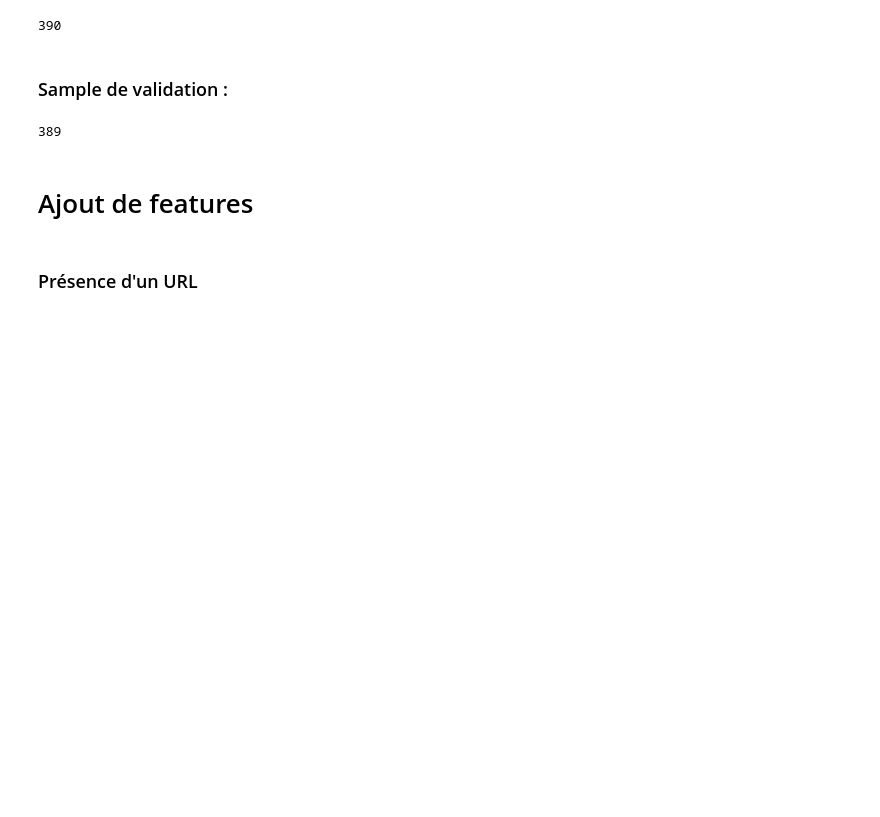
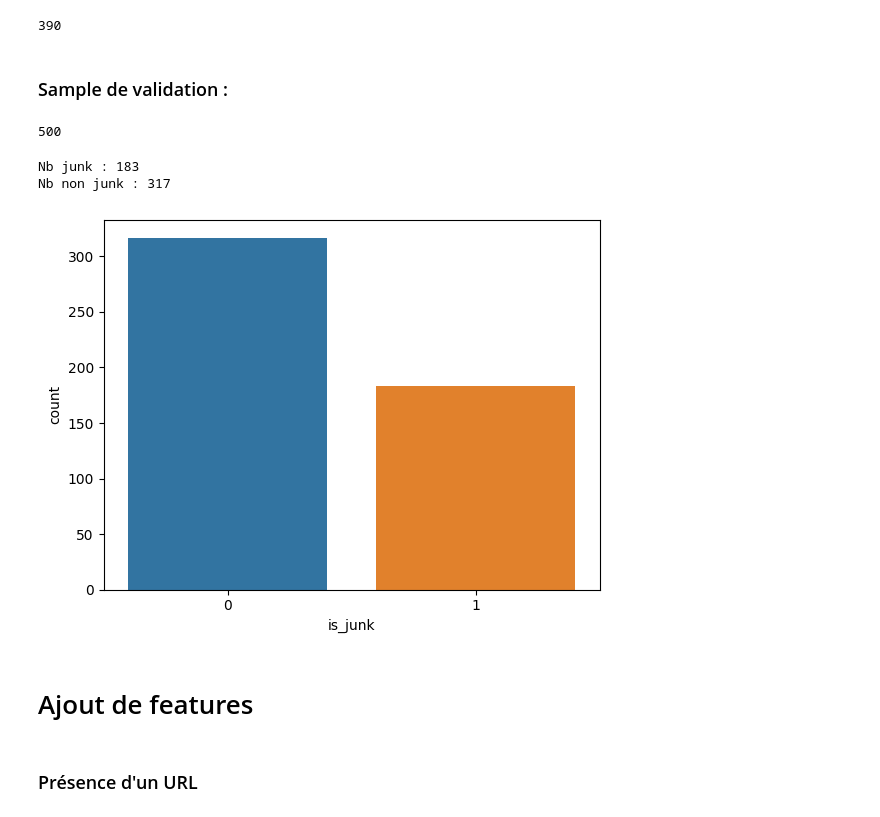
Before and after one commit to atekiouk/Sujet_2, a Jupyter notebook: Notebooks/Junk_post_detection.ipynb, the cells around one changed output. Drawn from its saved outputs; the diff is of its cells as text; code cells hidden in the pictures; blank space fills up the shorter version.

```diff
--- a/Notebooks/Junk_post_detection.ipynb
+++ b/Notebooks/Junk_post_detection.ipynb
@@ -100,12 +100,20 @@ chanel_junk_valid_df.to_csv("C:/Users/a.tekiouk/Sujet_2/Sujet_2/DATA/chanel_junk
 # %% [markdown]
 ### Sample de validation :
 # %%
-chanel_junk_valid_new = pd.read_excel('C:/Users/a.tekiouk/Sujet_2/Sujet_2/DATA/chanel_junk_valid_new.xlsx')
+chanel_junk_valid_new = pd.read_excel('C:/Users/a.tekiouk/Sujet_2/DATA/chanel_junk_valid_2.xlsx')
 chanel_junk_valid_new = chanel_junk_valid_new[['text','is_junk']].dropna()
 # %%
 len(chanel_junk_valid_new['text'])
 # %% [output]
-389
+500
+# %%
+sns.countplot(x=chanel_junk_valid_new["is_junk"])
+print(f"Nb junk : {len(chanel_junk_valid_new[chanel_junk_valid_new['is_junk']==1].index)}")
+print(f"Nb non junk : {len(chanel_junk_valid_new[chanel_junk_valid_new['is_junk']==0].index)}")
+# %% [output]
+Nb junk : 183
+Nb non junk : 317
+[figure, added]
 # %% [markdown]
 # Ajout de features
 # %% [markdown]
```
Also changed, not shown: 1 other file.
